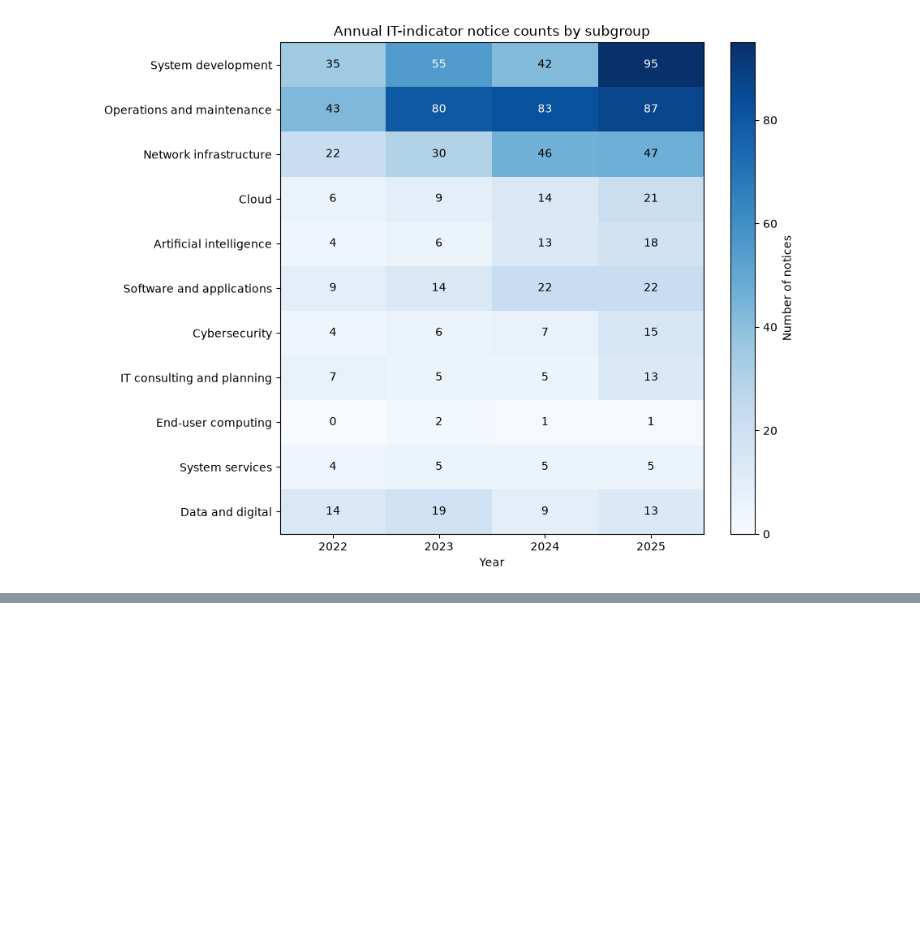
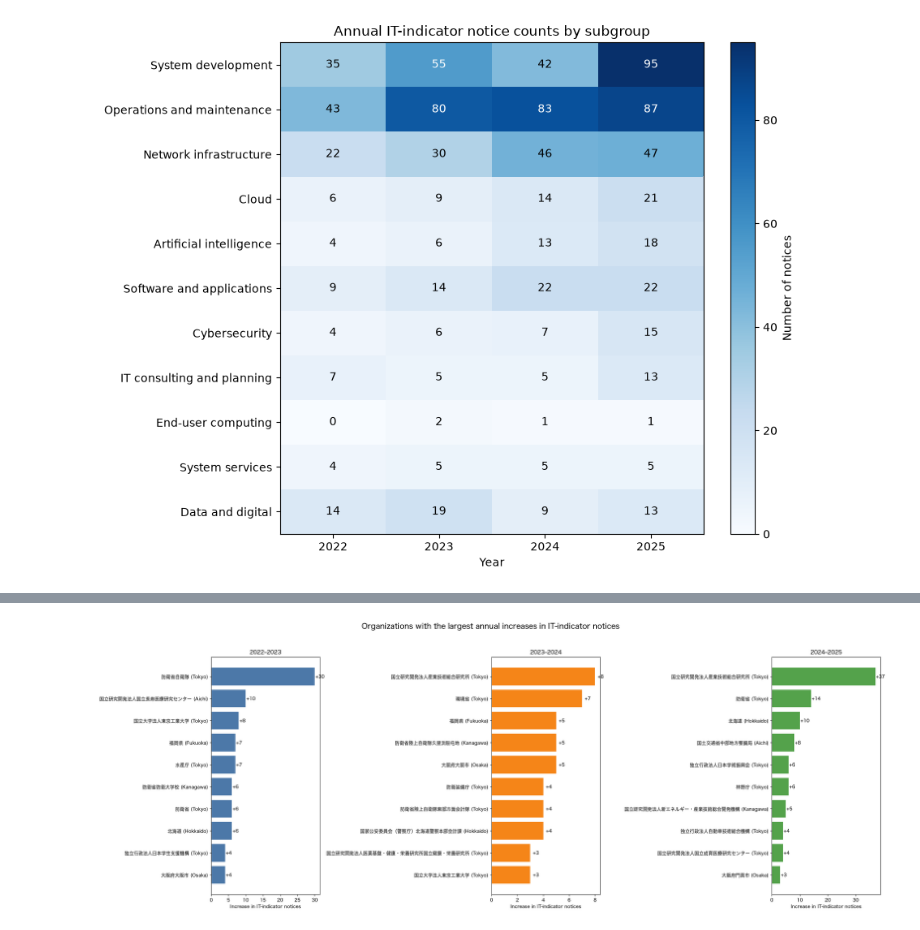
Before and after one commit to syamas77/jp-govtenders, a Jupyter notebook: itinsights.ipynb, the cells around one changed output, grey strips where cells are left out. Saved outputs shown, nothing was run; the diff lists cells and outputs as text; code cells hidden in the pictures; blank space fills up the shorter version.

```diff
--- a/itinsights.ipynb
+++ b/itinsights.ipynb
@@ -641,0 +1616,6 @@ plt.show()
+# %%
+organization_panel["prefecture_label"] = (
+       organization_panel["prefecture_name"].map(
+           prefecture_labels
+       )
+   )
@@ -641,0 +1870,80 @@ plt.show()
+# %%
+chart_growth = (
+       largest_annual_increases.copy()
+   )
+
+chart_growth["display_label"] = (
+       chart_growth["organization_name"]
+       + " ("
+       + chart_growth["prefecture_label"]
+       + ")"
+   )
+# %%
+fig, axes = plt.subplots(
+    1,
+    3,
+    figsize=(24, 9),
+)
+
+comparison_years = [
+    2023,
+    2024,
+    2025,
+]
+
+colors = {
+    2023: "#4c78a8",
+    2024: "#f58518",
+    2025: "#54a24b",
+}
+
+for ax, year in zip(
+    axes,
+    comparison_years,
+    strict=True,
+):
+    subset = (
+        chart_growth.loc[
+            chart_growth["cft_issue_year"].eq(year)
+        ]
+        .sort_values(
+            "it_absolute_annual_change"
+        )
+    )
+
+    ax.barh(
+        subset["display_label"],
+        subset["it_absolute_annual_change"],
+        color=colors[year],
+    )
+
+    for position, value in enumerate(
+        subset["it_absolute_annual_change"]
+    ):
+        ax.text(
+            value + 0.2,
+            position,
+            f"+{int(value)}",
+            va="center",
+        )
+
+    ax.set_title(
+        f"{year - 1}–{year}"
+    )
+    ax.set_xlabel(
+        "Increase in IT-indicator notices"
+    )
+
+fig.suptitle(
+    "Organizations with the largest annual increases "
+    "in IT-indicator notices",
+    fontsize=16,
+)
+
+fig.tight_layout(
+    rect=[0, 0, 1, 0.95]
+)
+
+plt.show()
+# %% [output]
+[figure, added]
```
Also changed, not shown: parts of 49 cells of this notebook, 4 other files.
